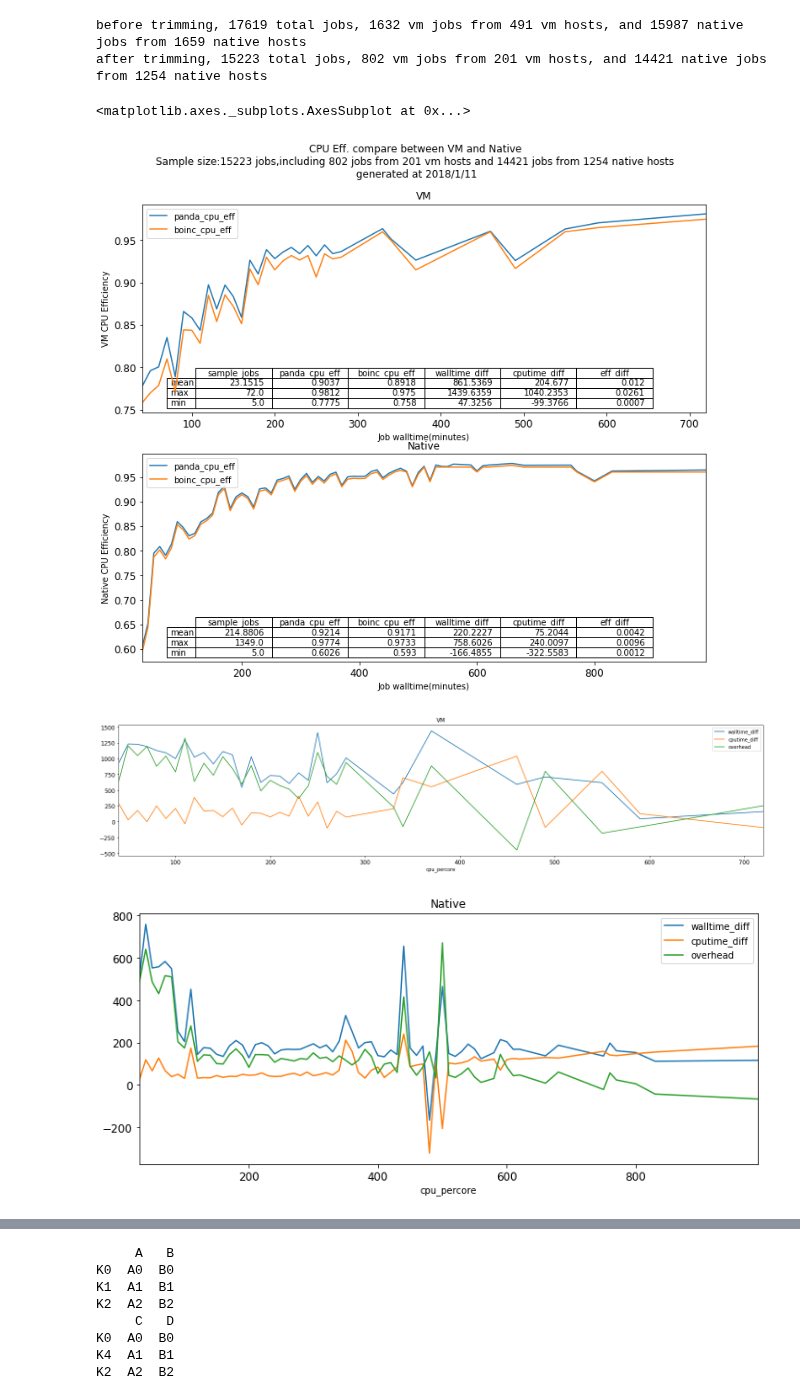
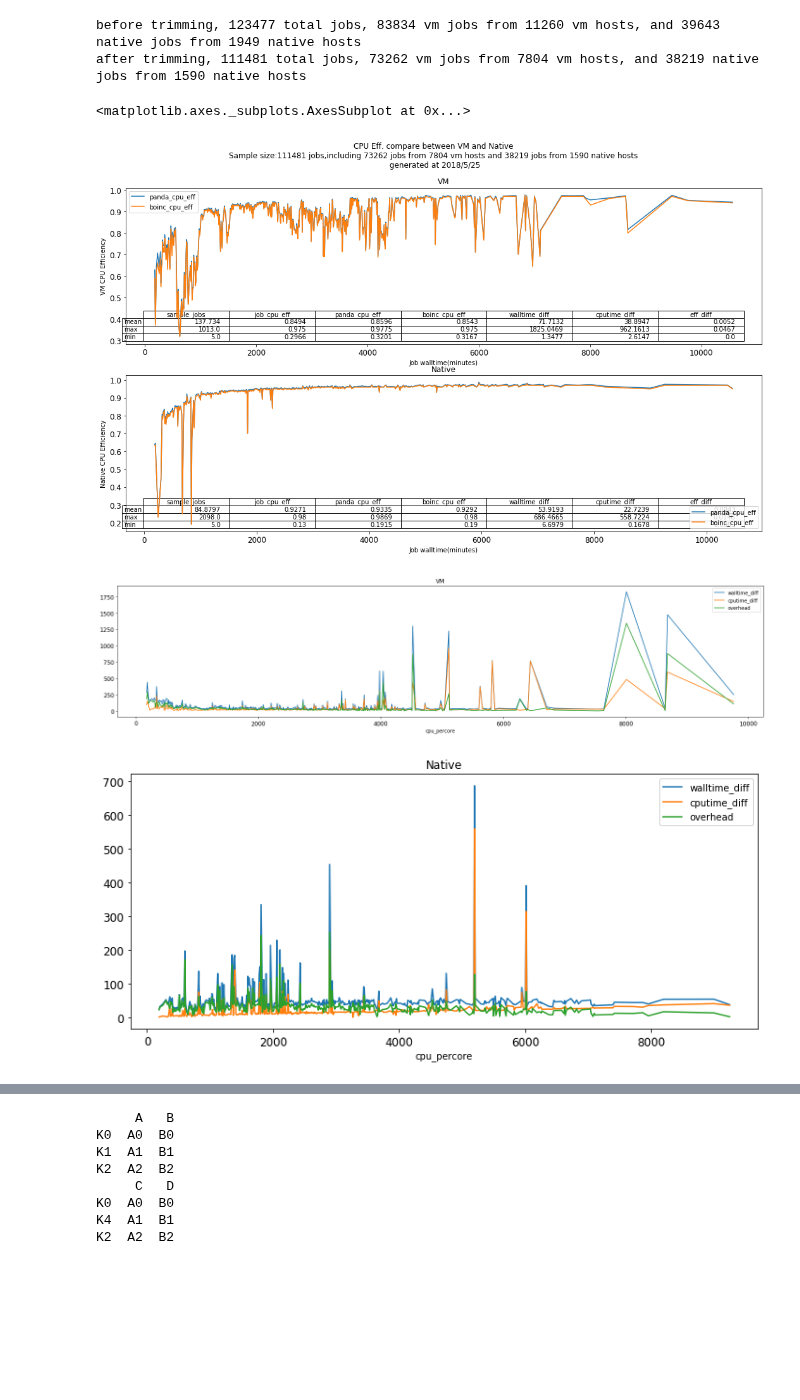
Before and after one commit to ATLAS-Analytics/AnalyticsNotebooks, a Jupyter notebook: Wenjing/BOINC_native_vs_vm_performance_bytask_plot.ipynb, the cells around one changed output, grey strips where cells are left out. Drawn from its saved outputs; the diff is of its cells as text; code cells hidden in the pictures; blank space fills up the shorter version.

```diff
--- a/Wenjing/BOINC_native_vs_vm_performance_bytask_plot.ipynb
+++ b/Wenjing/BOINC_native_vs_vm_performance_bytask_plot.ipynb
@@ -21,8 +21,12 @@ today="/".join(map(str,l))
 df=pd.read_csv("boinc_perf.csv")
 del df["taskid"]
 #print(df.describe())
-df["cpu_percore"]=(df["panda_cpusec_perjob"]/(df["ncore"]*600))
+df=df[(df["cputime_diff"]>0) & (df["walltime_diff"]>0)]
+df=df[(df["cputime_diff"]<3600) & (df["walltime_diff"]<3600)]
+df["cpu_percore"]=(df["panda_cpusec_perjob"]/(df["ncore"]*60))
 df["cpu_percore"]=df["cpu_percore"].map(int)
+df["cputime_diff"]=(df["cputime_diff"]/df["ncore"])
+df["walltime_diff"]=(df["walltime_diff"]/df["ncore"])
 df["av"]=df["av"].map(lambda x: "native" if x==478 else "vm")
 jobs_total=df["boinc_cn"].sum()
 hosts_native=len(df[df["av"]=="native"].values)
@@ -39,8 +43,7 @@ df=df.sort_index()
 
 #df=df[(df["panda_cpu_eff"]-df["boinc_cpu_eff"])<=0.5/df["cpu_percore"]]
 #df=df[df["boinc_cn"]==df["panda_cn"]]
-#df=df[(df["cputime_diff"]>0) & (df["walltime_diff"]>0)]
-df=df[(df["cputime_diff"]<3600) & (df["walltime_diff"]<3600)]
+
 
 del df['Unnamed: 0']
 del df["host"]
@@ -63,7 +66,7 @@ print("after trimming, %d total jobs, %d vm jobs from %d vm hosts, and %d native
 dlist=[]
 grouped=df.groupby(["av","cpu_percore"])
 for name,group in grouped:
-    g=group[["panda_cpu_eff","boinc_cpu_eff","job_cpu_eff","walltime_diff","cputime_diff"]].mean()
+    g=group[["job_cpu_eff","panda_cpu_eff","boinc_cpu_eff","walltime_diff","cputime_diff"]].mean()
     s=group[["panda_cn","boinc_cn"]].sum()
     d=[]
     for i in name:
@@ -73,10 +76,10 @@ for name,group in grouped:
             type=i
     if s["panda_cn"]<5 or s["boinc_cn"]<5:
         continue
-    d=[type,cpu_percore,s["panda_cn"],g["panda_cpu_eff"],g["boinc_cpu_eff"],g["job_cpu_eff"],g["walltime_diff"],g["cputime_diff"]]
+    d=[type,cpu_percore,s["panda_cn"],g["job_cpu_eff"],g["panda_cpu_eff"],g["boinc_cpu_eff"],g["walltime_diff"],g["cputime_diff"]]
     dlist.append(d)
 
-head=["type","cpu_percore","sample_jobs","panda_cpu_eff","boinc_cpu_eff","job_cpu_eff","walltime_diff","cputime_diff"]
+head=["type","cpu_percore","sample_jobs","job_cpu_eff","panda_cpu_eff","boinc_cpu_eff","walltime_diff","cputime_diff"]
 df2=pd.DataFrame(dlist,columns=head)
 df2=df2.sort_values(by=["cpu_percore"]).set_index("cpu_percore")
 
@@ -86,12 +89,12 @@ for name,group in grouped:
     d=[]
     for i in name:
         d.append(i)
-    g=group[["panda_cpu_eff","boinc_cpu_eff","job_cpu_eff","walltime_diff","cputime_diff"]].mean()
+    g=group[["job_cpu_eff","panda_cpu_eff","boinc_cpu_eff","walltime_diff","cputime_diff"]].mean()
     total_jobs=group[["sample_jobs"]].sum()["sample_jobs"]
     d.append(total_jobs)
+    d.append(g["job_cpu_eff"])
     d.append(g["panda_cpu_eff"])
     d.append(g["boinc_cpu_eff"])
-    d.append(g["job_cpu_eff"])
     d.append(g["walltime_diff"])
     d.append(g["cputime_diff"])
 
@@ -100,7 +103,7 @@ for name,group in grouped:
 df3=pd.DataFrame(dlist,columns=head)
 df3["cpu_percore"]=df3["cpu_percore"].map(lambda x:x*10)
 df3.sort_values(by=["cpu_percore"])
-del df3["job_cpu_eff"]
+#del df3["job_cpu_eff"]
 
 df_native=df3[df3["type"]=="native"]
 df_vm=df3[df3["type"]=="vm"]
@@ -126,37 +129,41 @@ df_vm=df_vm.set_index("cpu_percore")
 df_native["eff_diff"]=df_native["panda_cpu_eff"]-df_native["boinc_cpu_eff"]
 df_vm["eff_diff"]=df_vm["panda_cpu_eff"]-df_vm["boinc_cpu_eff"]
 
 
 dfes=[df_vm,df_native]
 #print(df_vm)
 #print(df_native)
 #print(get_summary_df(dfes[0]))
 fig, axes = plt.subplots(2,1)
 
 plt.suptitle("CPU Eff. compare between VM and Native\nSample size:%d jobs,including %d jobs from %d vm hosts and %d jobs \
 from %d native hosts\n generated at %s"%(jobs_total,jobs_vm,hosts_vm,jobs_native,hosts_native,today))
 for i in [0,1]:
+    plt.legend(loc="upper left")
     tag="Native"
     if i==0:
         tag="VM"
-    dfes[i][["panda_cpu_eff","boinc_cpu_eff"]].plot(ax=axes[i],kind="line",grid=False,figsize=(12,10),\
+    dfes[i][["panda_cpu_eff","boinc_cpu_eff"]].plot(ax=axes[i],kind="line",grid=False,figsize=(18,10),\
                                                     rot=1,fontsize=12,title=tag,alpha=1)
     table(axes[i],get_summary_df(dfes[i]),loc="lower center",colWidths=[0.135]*len(dfes[i].columns),fontsize=12)
     axes[i].set_xlabel("Job walltime(minutes)")
     axes[i].set_ylabel("%s CPU Efficiency"%tag)
-    plt.legend(loc="upper left")
+
     #ax.get_xaxis().set_visible(False)
 
 fig.savefig("boinc_native_perf.png")
 df_vm["overhead"]=df_vm["walltime_diff"]-df_vm["cputime_diff"]
+df_vm=df_vm[(df_vm["overhead"]>0)]
+
 df_native["overhead"]=df_native["walltime_diff"]-df_native["cputime_diff"]
+df_native=df_native[(df_native["overhead"]>0)]
 df_vm[["walltime_diff","cputime_diff","overhead"]].plot(kind="line",grid=False,figsize=(24,5),rot=1,fontsize=12,title="VM",alpha=1)
 df_native[["walltime_diff","cputime_diff","overhead"]].plot(kind="line",grid=False,figsize=(12,5),\
                 rot=1,fontsize=12,title="Native",alpha=1)
 # %% [output]
-before trimming, 17619 total jobs, 1632 vm jobs from 491 vm hosts, and 15987 native jobs from 1659 native hosts
-after trimming, 15223 total jobs, 802 vm jobs from 201 vm hosts, and 14421 native jobs from 1254 native hosts
+before trimming, 123477 total jobs, 83834 vm jobs from 11260 vm hosts, and 39643 native jobs from 1949 native hosts
+after trimming, 111481 total jobs, 73262 vm jobs from 7804 vm hosts, and 38219 native jobs from 1590 native hosts
 <matplotlib.axes._subplots.AxesSubplot at 0x...>
-[figure, old version]
+[figure, new version]
-[figure, old version]
+[figure, new version]
-[figure, old version]
+[figure, new version]
```
Also changed, not shown: parts of 3 cells of this notebook, 7 other files.
